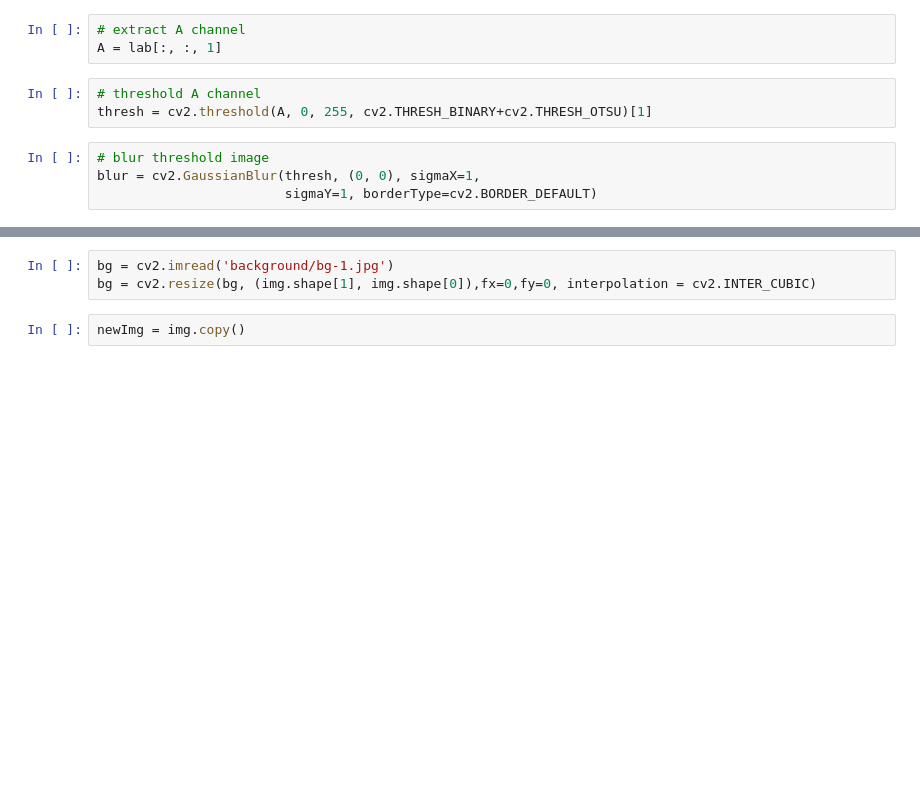
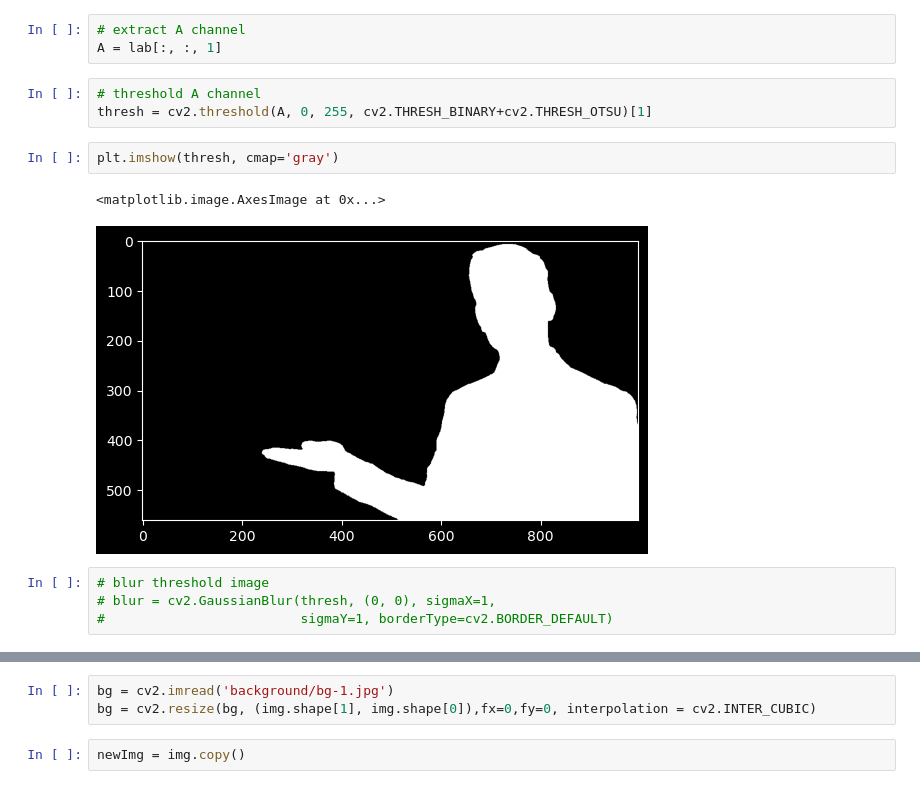
Before and after one commit to otaros/CS231, a Jupyter notebook: UsingLABColorSpace.ipynb, the cells around one changed output, grey strips where cells are left out. Cells and saved outputs as stored; diff of their text form; blank space fills up the shorter version.

```diff
--- a/UsingLABColorSpace.ipynb
+++ b/UsingLABColorSpace.ipynb
@@ -15,7 +15,12 @@ A = lab[:, :, 1]
 # %%
 # threshold A channel
 thresh = cv2.threshold(A, 0, 255, cv2.THRESH_BINARY+cv2.THRESH_OTSU)[1]
+# %%
+plt.imshow(thresh, cmap='gray')
+# %% [output]
+<matplotlib.image.AxesImage at 0x...>
+[figure, added]
 # %%
 # blur threshold image
-blur = cv2.GaussianBlur(thresh, (0, 0), sigmaX=1,
-                        sigmaY=1, borderType=cv2.BORDER_DEFAULT)
+# blur = cv2.GaussianBlur(thresh, (0, 0), sigmaX=1,
+#                         sigmaY=1, borderType=cv2.BORDER_DEFAULT)
```
Also changed, not shown: parts of 9 cells of this notebook, 15 other files.
